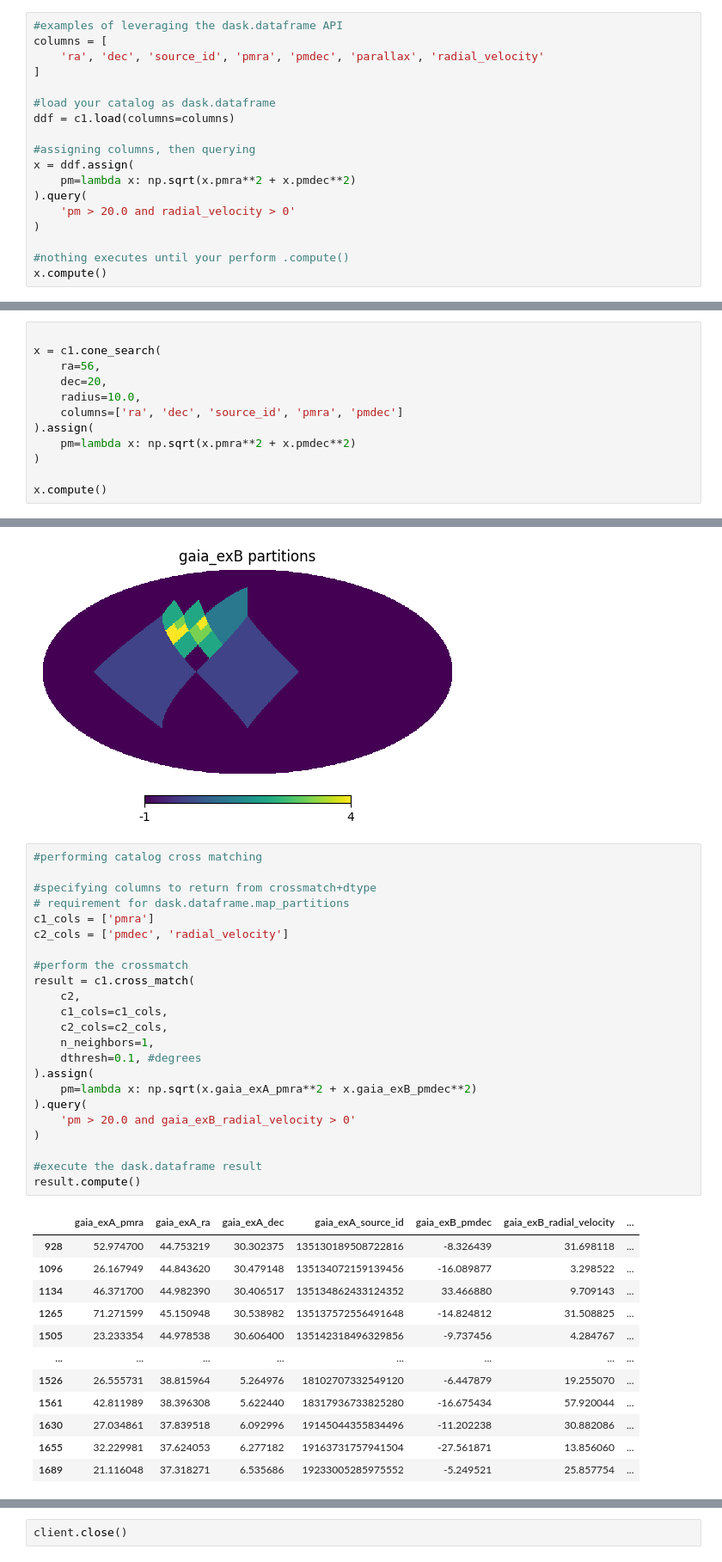
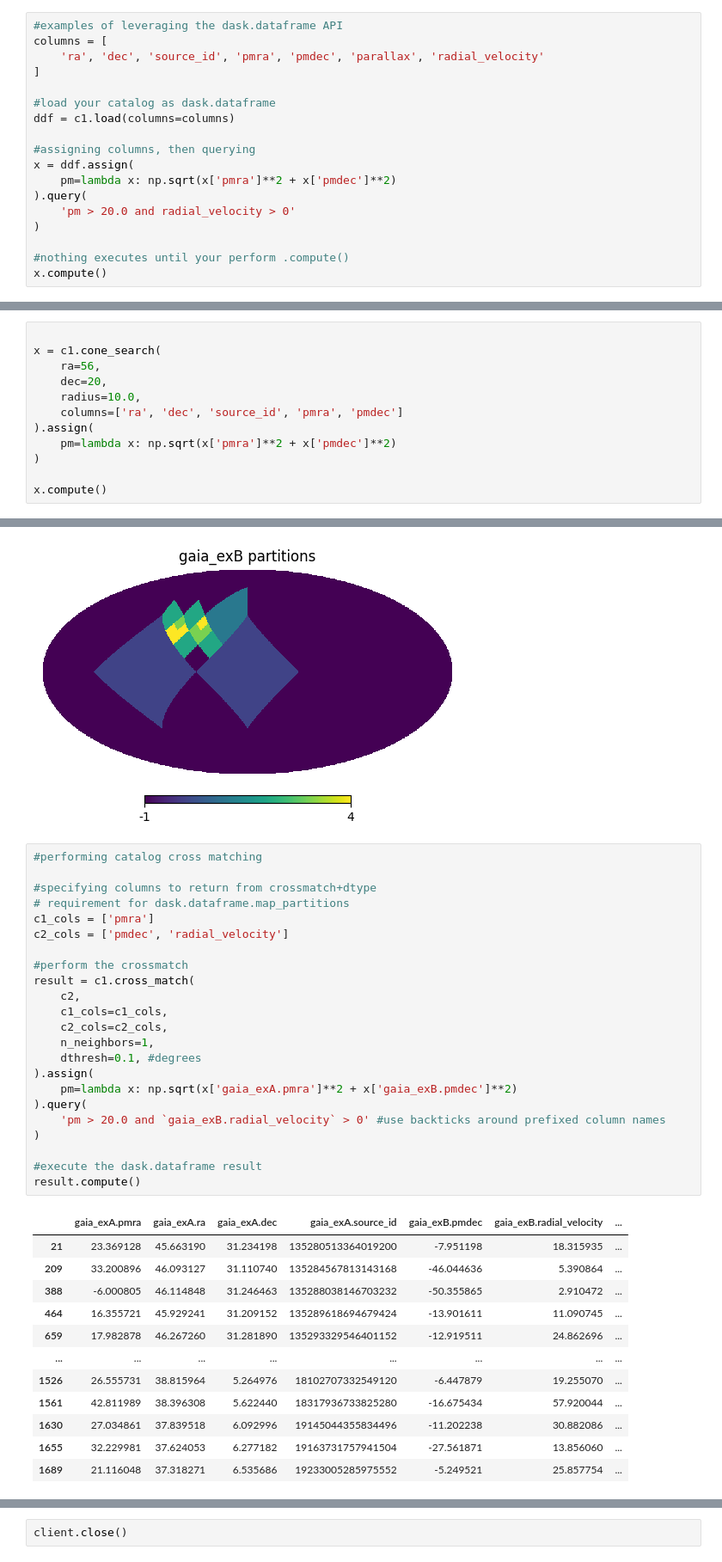
Before and after one commit to astronomy-commons/lsd2, a Jupyter notebook: examples/example_usage.ipynb, the cells around one changed output, grey strips where cells are left out. Shown at 86% size. Cells and saved outputs as stored; diff of their text form.

```diff
--- a/examples/example_usage.ipynb
+++ b/examples/example_usage.ipynb
@@ -160,7 +164,7 @@ ddf = c1.load(columns=columns)
 
 #assigning columns, then querying
 x = ddf.assign(
-    pm=lambda x: np.sqrt(x.pmra**2 + x.pmdec**2)
+    pm=lambda x: np.sqrt(x['pmra']**2 + x['pmdec']**2)
 ).query(
     'pm > 20.0 and radial_velocity > 0'
 )
@@ -213,7 +217,7 @@ x = c1.cone_search(
     radius=10.0,
     columns=['ra', 'dec', 'source_id', 'pmra', 'pmdec']
 ).assign(
-    pm=lambda x: np.sqrt(x.pmra**2 + x.pmdec**2)
+    pm=lambda x: np.sqrt(x['pmra']**2 + x['pmdec']**2)
 )
 
 x.compute()
@@ -252,33 +256,33 @@ Located Partitioned Catalog: /astro/users/sdwyatt/git-clones/lsd2/examples/outpu
 # %%
 #performing catalog cross matching
 
 #specifying columns to return from crossmatch+dtype
 # requirement for dask.dataframe.map_partitions
 c1_cols = ['pmra']
 c2_cols = ['pmdec', 'radial_velocity']
 
 #perform the crossmatch
 result = c1.cross_match(
     c2,
     c1_cols=c1_cols,
     c2_cols=c2_cols,
     n_neighbors=1,
     dthresh=0.1, #degrees
 ).assign(
-    pm=lambda x: np.sqrt(x.gaia_exA_pmra**2 + x.gaia_exB_pmdec**2)
+    pm=lambda x: np.sqrt(x['gaia_exA.pmra']**2 + x['gaia_exB.pmdec']**2)
 ).query(
-    'pm > 20.0 and gaia_exB_radial_velocity > 0'
+    'pm > 20.0 and `gaia_exB.radial_velocity` > 0' #use backticks around prefixed column names
 )
 
 #execute the dask.dataframe result
 result.compute()
 # %% [output]
-|  | gaia_exA_pmra | gaia_exA_ra | gaia_exA_dec | gaia_exA_source_id | gaia_exB_pmdec | gaia_exB_radial_velocity | ... |
-| 928 | 52.974700 | 44.753219 | 30.302375 | 135130189508722816 | -8.326439 | 31.698118 | ... |
-| 1096 | 26.167949 | 44.843620 | 30.479148 | 135134072159139456 | -16.089877 | 3.298522 | ... |
-| 1134 | 46.371700 | 44.982390 | 30.406517 | 135134862433124352 | 33.466880 | 9.709143 | ... |
-| 1265 | 71.271599 | 45.150948 | 30.538982 | 135137572556491648 | -14.824812 | 31.508825 | ... |
-| 1505 | 23.233354 | 44.978538 | 30.606400 | 135142318496329856 | -9.737456 | 4.284767 | ... |
+|  | gaia_exA.pmra | gaia_exA.ra | gaia_exA.dec | gaia_exA.source_id | gaia_exB.pmdec | gaia_exB.radial_velocity | ... |
+| 21 | 23.369128 | 45.663190 | 31.234198 | 135280513364019200 | -7.951198 | 18.315935 | ... |
+| 209 | 33.200896 | 46.093127 | 31.110740 | 135284567813143168 | -46.044636 | 5.390864 | ... |
+| 388 | -6.000805 | 46.114848 | 31.246463 | 135288038146703232 | -50.355865 | 2.910472 | ... |
+| 464 | 16.355721 | 45.929241 | 31.209152 | 135289618694679424 | -13.901611 | 11.090745 | ... |
+| 659 | 17.982878 | 46.267260 | 31.281890 | 135293329546401152 | -12.919511 | 24.862696 | ... |
 | ... | ... | ... | ... | ... | ... | ... | ... |
 | 1526 | 26.555731 | 38.815964 | 5.264976 | 18102707332549120 | -6.447879 | 19.255070 | ... |
 | 1561 | 42.811989 | 38.396308 | 5.622440 | 18317936733825280 | -16.675434 | 57.920044 | ... |
```
Also changed, not shown: parts of 4 cells of this notebook, 6 other files.
